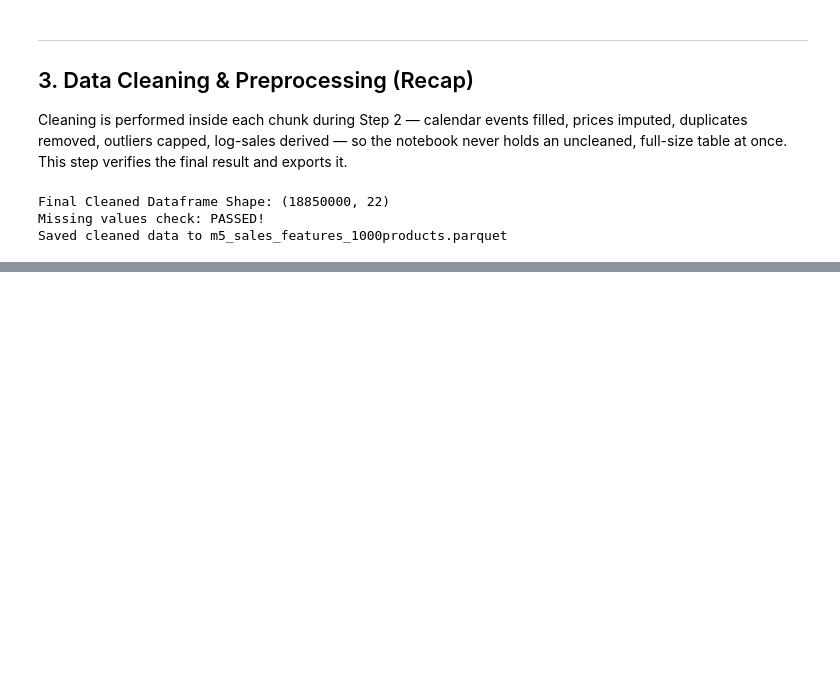
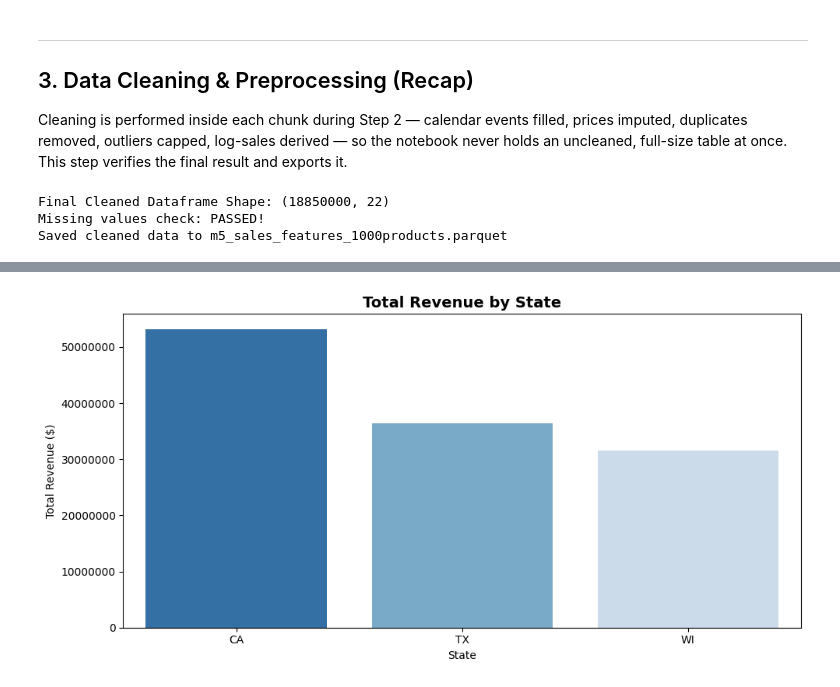
Before and after one commit to AmrKhaled545/Retail-Demand-Forecasting-Project, a Jupyter notebook: Retail_Demand_Forecasting.ipynb, the cells around one changed output, grey strips where cells are left out. Cells and saved outputs as stored; diff of their text form; code cells hidden in the pictures; blank space fills up the shorter version.

Commit message:
add revenue KPIs, price-elasticity, and category heatmap

```diff
--- a/Retail_Demand_Forecasting.ipynb
+++ b/Retail_Demand_Forecasting.ipynb
@@ -599,0 +607,11 @@ Saved cleaned data to m5_sales_features_1000products.parquet
+# %%
+plt.figure(figsize=(10, 5))
+sns.barplot(data=state_revenue, x='state_id', y='revenue', palette='Blues_r')
+plt.title('Total Revenue by State', fontsize=14, fontweight='bold')
+plt.xlabel('State')
+plt.ylabel('Total Revenue ($)')
+plt.ticklabel_format(style='plain', axis='y')
+plt.tight_layout()
+plt.show()
+# %% [output]
+[figure, added]
```
Also changed, not shown: parts of 7 cells of this notebook.
